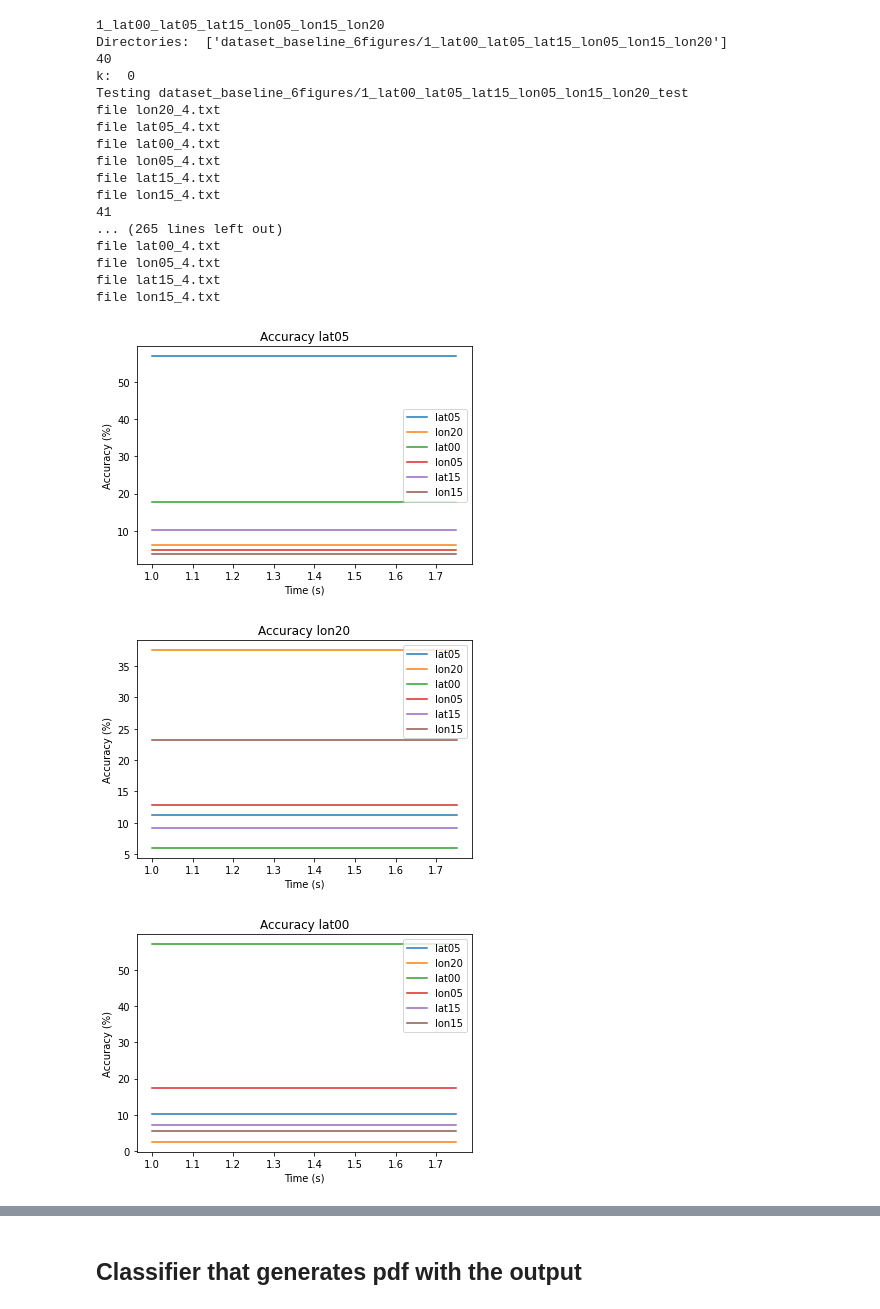
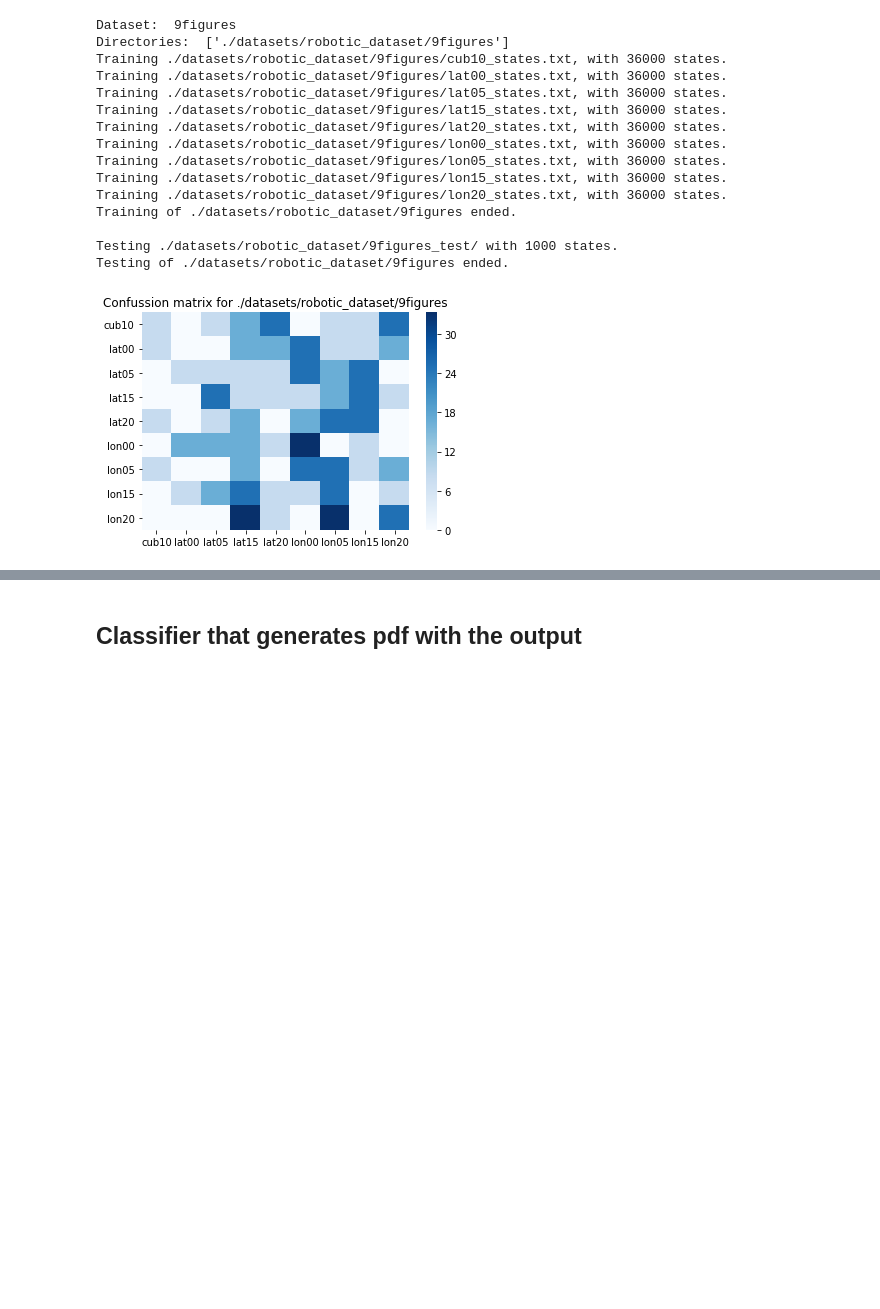
Before and after one commit to davidmiralles/Naive_Bayes_Classifier, a Jupyter notebook: bayes.ipynb, the cells around one changed output, grey strips where cells are left out. Saved outputs shown, nothing was run; the diff lists cells and outputs as text; code cells hidden in the pictures; blank space fills up the shorter version.

Commit message:
Updates on displaying results and results for robotic dataset of 9 figures

```diff
--- a/bayes.ipynb
+++ b/bayes.ipynb
@@ -113,7 +113,7 @@ def bayes(dictionaries, lines, figures):
 
     return figures[list(probabilities).index(max(probabilities))], log, labels
 # %%
-def get_accuracy(states_dict, max_iter,path, generate_tags_over_time, figures, directory):
+def get_accuracy(states_dict, max_iter, path, generate_tags_over_time, figures, directory):
     """
     Method that computes the accuracy for a given fragment size
     Args:
@@ -132,20 +132,17 @@ def get_accuracy(states_dict, max_iter,path, generate_tags_over_time, figures, d
 
     """
 
-    print("Testing " + path + '_test')
     acc = np.zeros((len(figures),len(figures)))
 
-    for filename in os.listdir(path +'_test'):
+    for filename in os.listdir(path):
 
         if filename == '.DS_Store':
             continue
 
-        print("file " + filename)
+        figure = filename.split('_')[0]
+        dictionaries = laplace_smoothing(states_dict, path + filename)
 
-        figure = filename.split('_')[0]
-        dictionaries = laplace_smoothing(states_dict, path +'_test/' + filename)
-
-        file = open(path +'_test/' + filename,'r')
+        file = open(path + filename,'r')
         lines = file.readlines()
 
         if max_iter > len(lines):
@@ -293,52 +332,54 @@
 # %%
-dataset = './dataset/robotic_dataset'
+dataset = './datasets/robotic_dataset'
 
-min_fragment_size = 40
-max_fragment_size = 70
+min_fragment_size = 1000
+max_fragment_size = 1000
 generate_tags_over_time = False
 print_percentages = True
+save_results = True
 
 #Clean results
-res_dir = 'results'
-class_dir = 'results/classification'
-perc_dir = 'results/percentages'
+res_dir = './results'
+class_dir = './results/classification'
+perc_dir = './results/percentages'
+fig_dir = './results/figures/'
+
 if os.path.exists(res_dir):
     shutil.rmtree(res_dir)
 os.mkdir(res_dir)
 os.mkdir(class_dir)
 os.mkdir(perc_dir)
+os.mkdir(fig_dir)
 
 #For each training directory in dataset
 directories = []
 for baseline in os.listdir(dataset):
     if not 'test' in baseline and not '.DS_Store' in baseline:
-        print(baseline)
-        directories.append(dataset + baseline)
+        print('Dataset: ', baseline)
+        directories.append(dataset + '/' + baseline)
 
 if (min_fragment_size != max_fragment_size) and generate_tags_over_time == True:
     print('Error! Tags can only be computed for a specific fragment size (min = max).')
     print('Remember that if (max_fragment_size < 12000/2 + 1) multiple classification batches will be generated')
 else:
     print('Directories: ', directories)
-    classify(directories, min_fragment_size, max_fragment_size, generate_tags_over_time, print_percentages)
+    classify(directories, min_fragment_size, max_fragment_size,
+             generate_tags_over_time, print_percentages,
+             fig_dir, save_results)
 # %% [output]
-1_lat00_lat05_lat15_lon05_lon15_lon20
-Directories:  ['dataset_baseline_6figures/1_lat00_lat05_lat15_lon05_lon15_lon20']
-40
-k:  0
-Testing dataset_baseline_6figures/1_lat00_lat05_lat15_lon05_lon15_lon20_test
-file lon20_4.txt
-file lat05_4.txt
-file lat00_4.txt
-file lon05_4.txt
-file lat15_4.txt
-file lon15_4.txt
-41
-... (265 lines left out)
-file lat00_4.txt
-file lon05_4.txt
-file lat15_4.txt
-file lon15_4.txt
+Dataset:  9figures
+Directories:  ['./datasets/robotic_dataset/9figures']
+Training ./datasets/robotic_dataset/9figures/cub10_states.txt, with 36000 states.
+Training ./datasets/robotic_dataset/9figures/lat00_states.txt, with 36000 states.
+Training ./datasets/robotic_dataset/9figures/lat05_states.txt, with 36000 states.
+Training ./datasets/robotic_dataset/9figures/lat15_states.txt, with 36000 states.
+Training ./datasets/robotic_dataset/9figures/lat20_states.txt, with 36000 states.
+Training ./datasets/robotic_dataset/9figures/lon00_states.txt, with 36000 states.
+Training ./datasets/robotic_dataset/9figures/lon05_states.txt, with 36000 states.
+Training ./datasets/robotic_dataset/9figures/lon15_states.txt, with 36000 states.
+Training ./datasets/robotic_dataset/9figures/lon20_states.txt, with 36000 states.
+Training of ./datasets/robotic_dataset/9figures ended.
+
+Testing ./datasets/robotic_dataset/9figures_test/ with 1000 states.
+Testing of ./datasets/robotic_dataset/9figures ended.
-[figure, old version]
+[figure, new version]
-[figure, removed]
-[figure, removed]
```
Also changed, not shown: parts of 6 cells of this notebook.
